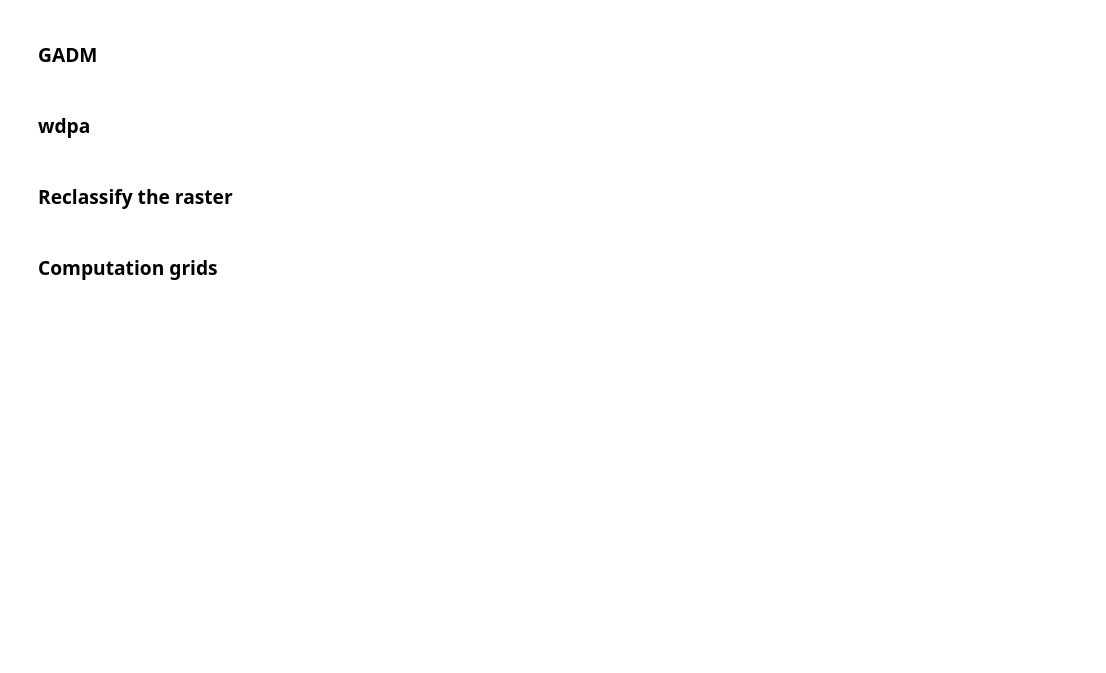
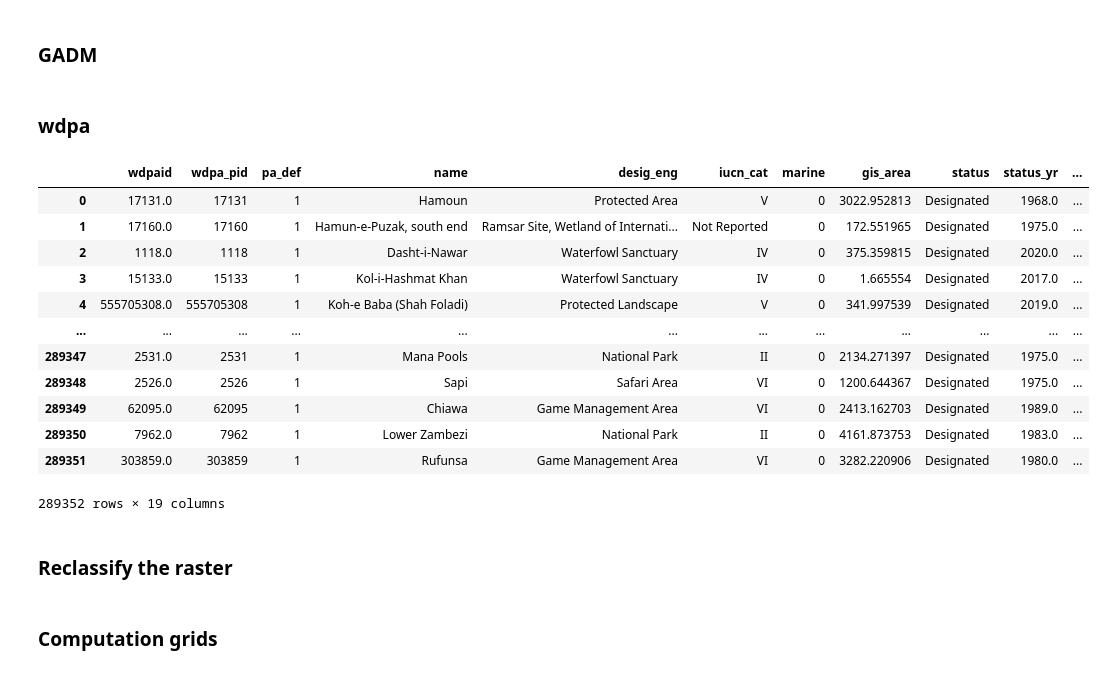
Before and after one commit to SkyTruth/skytruth-30x30, a Jupyter notebook: data/notebooks/3_sky_calculate_biomes_terrestrial.ipynb, the cells around one changed output. Saved outputs shown, nothing was run; the diff lists cells and outputs as text; code cells hidden in the pictures; blank space fills up the shorter version.

```diff
--- a/data/notebooks/3_sky_calculate_biomes_terrestrial.ipynb
+++ b/data/notebooks/3_sky_calculate_biomes_terrestrial.ipynb
@@ -95,13 +95,32 @@ gadm_data_simp = gpd.read_file(
 # %% [markdown]
 ### wdpa
 # %%
-## dissolve wdpa data to get the 2024 dissolved boundaries
+## this requires the wdpa data be run in the step 5 to generate the tpa_sjoin.shp
+## this is the file that contains the dissolved boundaries
+wdpa_data_path = data_folder.joinpath("mpa-terrestrial/processed/stats/mpas_sjoin.shp")
+# wdpa_data_path = data_folder.joinpath("mpa-terrestrial/processed/tpa_sjoin.shp")
+
+
 dissolved_gdf = (
-    gpd.read_file(sks_data_path.joinpath("mpas_sjoin.shp"))
+    gpd.read_file(wdpa_data_path)
     .pipe(lower_case_columns)
     .pipe(filter_by_extent, (-181, -91, 181, 91))
 )
 dissolved_gdf
+# %% [output]
+|  | wdpaid | wdpa_pid | pa_def | name | desig_eng | iucn_cat | marine | gis_area | status | status_yr | ... |
+| 0 | 17131.0 | 17131 | 1 | Hamoun | Protected Area | V | 0 | 3022.952813 | Designated | 1968.0 | ... |
+| 1 | 17160.0 | 17160 | 1 | Hamun-e-Puzak, south end | Ramsar Site, Wetland of Internati... | Not Reported | 0 | 172.551965 | Designated | 1975.0 | ... |
+| 2 | 1118.0 | 1118 | 1 | Dasht-i-Nawar | Waterfowl Sanctuary | IV | 0 | 375.359815 | Designated | 2020.0 | ... |
+| 3 | 15133.0 | 15133 | 1 | Kol-i-Hashmat Khan | Waterfowl Sanctuary | IV | 0 | 1.665554 | Designated | 2017.0 | ... |
+| 4 | 555705308.0 | 555705308 | 1 | Koh-e Baba (Shah Foladi) | Protected Landscape | V | 0 | 341.997539 | Designated | 2019.0 | ... |
+| ... | ... | ... | ... | ... | ... | ... | ... | ... | ... | ... | ... |
+| 289347 | 2531.0 | 2531 | 1 | Mana Pools | National Park | II | 0 | 2134.271397 | Designated | 1975.0 | ... |
+| 289348 | 2526.0 | 2526 | 1 | Sapi | Safari Area | VI | 0 | 1200.644367 | Designated | 1975.0 | ... |
+| 289349 | 62095.0 | 62095 | 1 | Chiawa | Game Management Area | VI | 0 | 2413.162703 | Designated | 1989.0 | ... |
+| 289350 | 7962.0 | 7962 | 1 | Lower Zambezi | National Park | II | 0 | 4161.873753 | Designated | 1983.0 | ... |
+| 289351 | 303859.0 | 303859 | 1 | Rufunsa | Game Management Area | VI | 0 | 3282.220906 | Designated | 1980.0 | ... |
+289352 rows × 19 columns
 # %%
 removed_non_poly = (
     dissolved_gdf[dissolved_gdf.geometry.geom_type.isin(["Polygon", "MultiPolygon"])]
```
Also changed, not shown: parts of 26 cells of this notebook, 5 other files.
